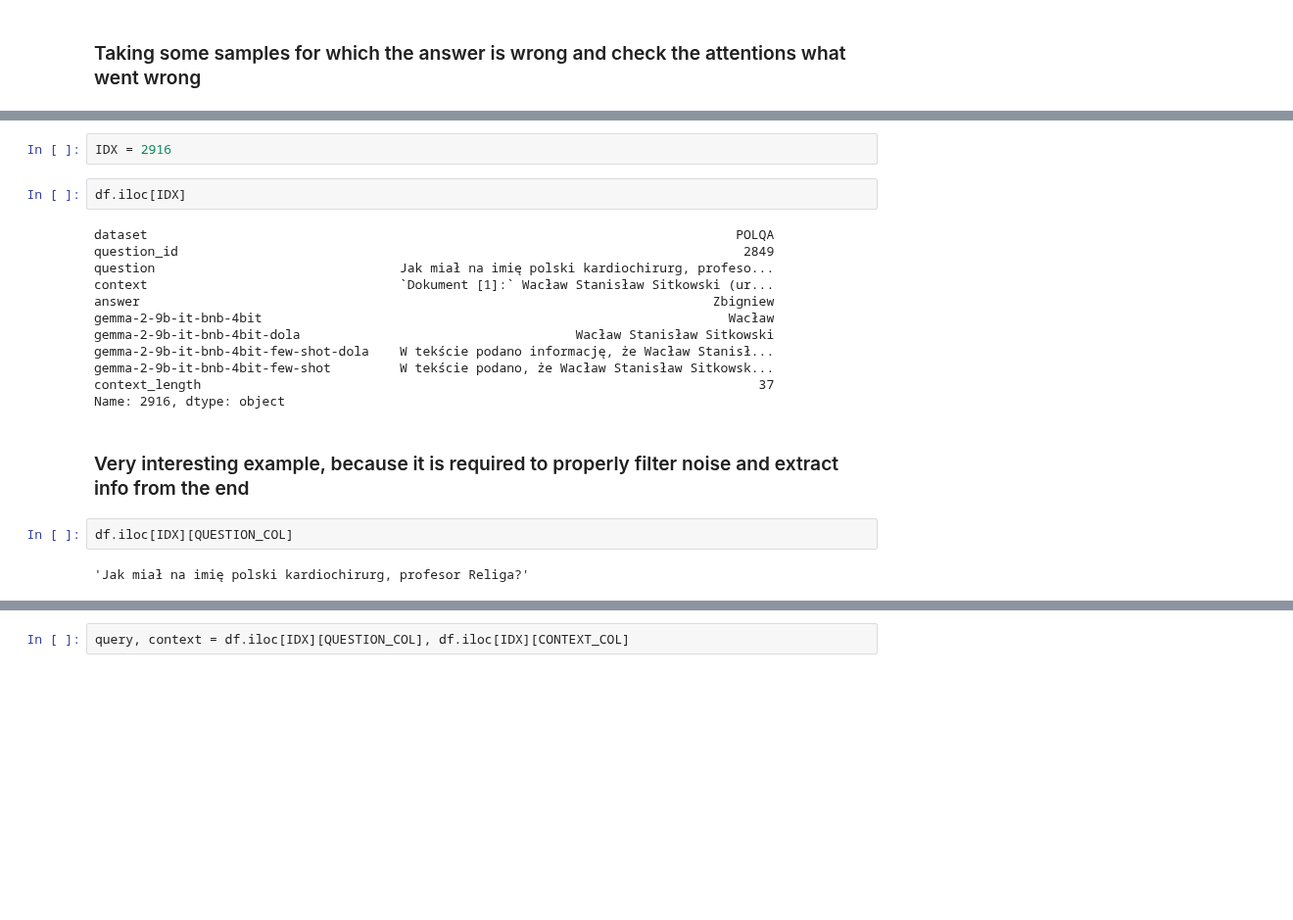
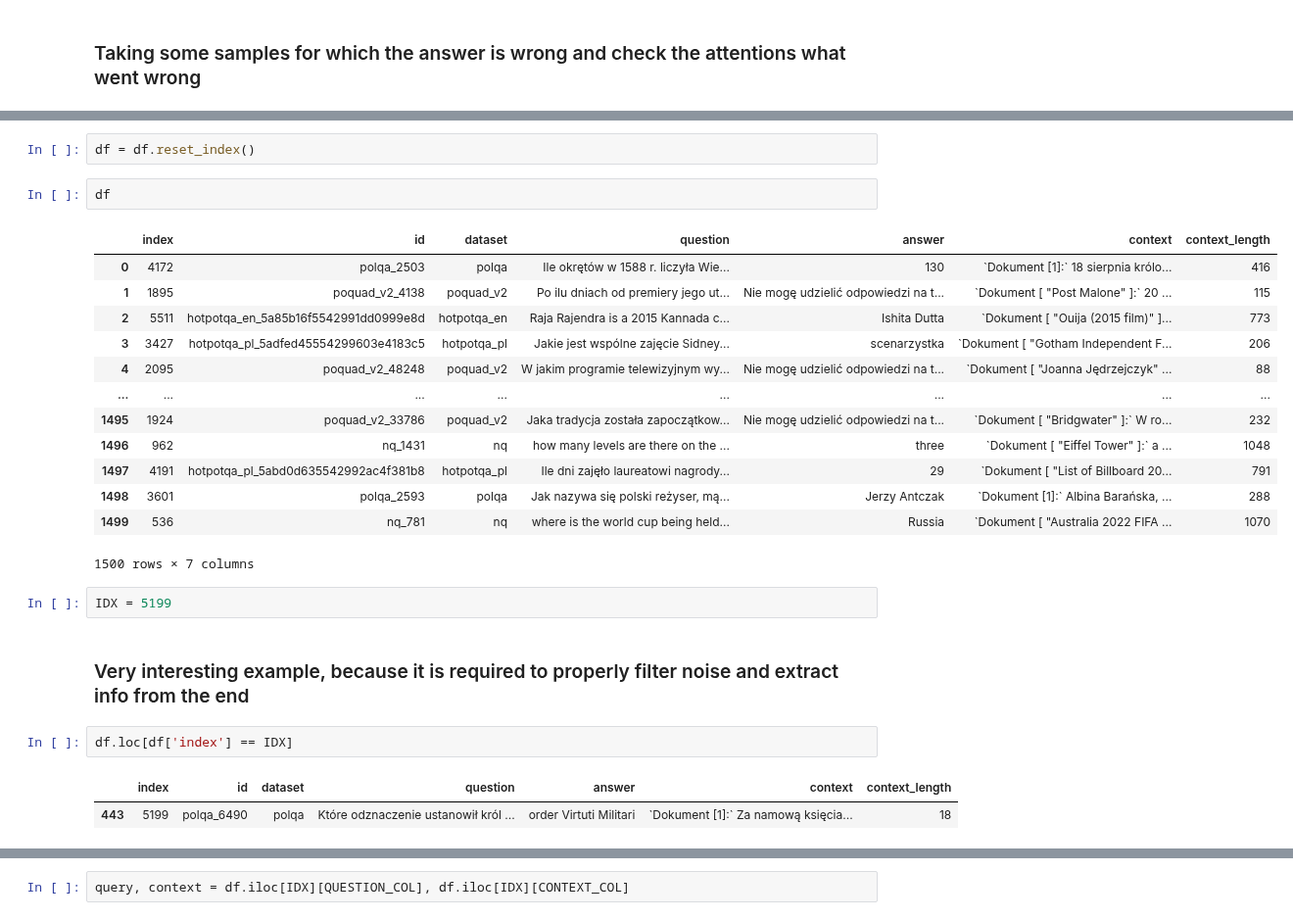
Before and after one commit to Hallucination-LLM/Research, a Jupyter notebook: notebooks/attention_research.ipynb, the cells around one changed output, grey strips where cells are left out. Shown at 98% size. Cells and saved outputs as stored; diff of their text form; blank space fills up the shorter version.

```diff
--- a/notebooks/attention_research.ipynb
+++ b/notebooks/attention_research.ipynb
@@ -81,25 +80,30 @@ df.loc[df['context_length'] < 200].sort_values('context_length', ascending=True)
+# %%
+df = df.reset_index()
+# %%
+df
+# %% [output]
+|  | index | id | dataset | question | answer | context | context_length |
+| 0 | 4172 | polqa_2503 | polqa | Ile okrętów w 1588 r. liczyła Wie... | 130 | `Dokument [1]:` 18 sierpnia królo... | 416 |
+| 1 | 1895 | poquad_v2_4138 | poquad_v2 | Po ilu dniach od premiery jego ut... | Nie mogę udzielić odpowiedzi na t... | `Dokument [ "Post Malone" ]:` 20 ... | 115 |
+| 2 | 5511 | hotpotqa_en_5a85b16f5542991dd0999e8d | hotpotqa_en | Raja Rajendra is a 2015 Kannada c... | Ishita Dutta | `Dokument [ "Ouija (2015 film)" ]... | 773 |
+| 3 | 3427 | hotpotqa_pl_5adfed45554299603e4183c5 | hotpotqa_pl | Jakie jest wspólne zajęcie Sidney... | scenarzystka | `Dokument [ "Gotham Independent F... | 206 |
+| 4 | 2095 | poquad_v2_48248 | poquad_v2 | W jakim programie telewizyjnym wy... | Nie mogę udzielić odpowiedzi na t... | `Dokument [ "Joanna Jędrzejczyk" ... | 88 |
+| ... | ... | ... | ... | ... | ... | ... | ... |
+| 1495 | 1924 | poquad_v2_33786 | poquad_v2 | Jaka tradycja została zapoczątkow... | Nie mogę udzielić odpowiedzi na t... | `Dokument [ "Bridgwater" ]:` W ro... | 232 |
+| 1496 | 962 | nq_1431 | nq | how many levels are there on the ... | three | `Dokument [ "Eiffel Tower" ]:` a ... | 1048 |
+| 1497 | 4191 | hotpotqa_pl_5abd0d635542992ac4f381b8 | hotpotqa_pl | Ile dni zajęło laureatowi nagrody... | 29 | `Dokument [ "List of Billboard 20... | 791 |
+| 1498 | 3601 | polqa_2593 | polqa | Jak nazywa się polski reżyser, mą... | Jerzy Antczak | `Dokument [1]:` Albina Barańska, ... | 288 |
+| 1499 | 536 | nq_781 | nq | where is the world cup being held... | Russia | `Dokument [ "Australia 2022 FIFA ... | 1070 |
+1500 rows × 7 columns
 # %%
-IDX = 2916
+IDX = 5199
-# %%
-df.iloc[IDX]
-# %% [output]
-dataset                                                                             POLQA
-question_id                                                                          2849
-question                                Jak miał na imię polski kardiochirurg, profeso...
-context                                 `Dokument [1]:` Wacław Stanisław Sitkowski (ur...
-answer                                                                           Zbigniew
-gemma-2-9b-it-bnb-4bit                                                             Wacław
-gemma-2-9b-it-bnb-4bit-dola                                    Wacław Stanisław Sitkowski
-gemma-2-9b-it-bnb-4bit-few-shot-dola    W tekście podano informację, że Wacław Stanisł...
-gemma-2-9b-it-bnb-4bit-few-shot         W tekście podano, że Wacław Stanisław Sitkowsk...
-context_length                                                                         37
-Name: 2916, dtype: object
 # %% [markdown]
 ### Very interesting example, because it is required to properly filter noise and extract info from the end
-# %%
-df.iloc[IDX][QUESTION_COL]
-# %% [output]
-'Jak miał na imię polski kardiochirurg, profesor Religa?'
+# %%
+df.loc[df['index'] == IDX]
+# %% [output]
+|  | index | id | dataset | question | answer | context | context_length |
+| 443 | 5199 | polqa_6490 | polqa | Które odznaczenie ustanowił król ... | order Virtuti Militari | `Dokument [1]:` Za namową księcia... | 18 |
 # %%
 df.iloc[IDX][CONTEXT_COL]
 # %% [output]
```
Also changed, not shown: parts of 11 cells of this notebook, 1 other file.
